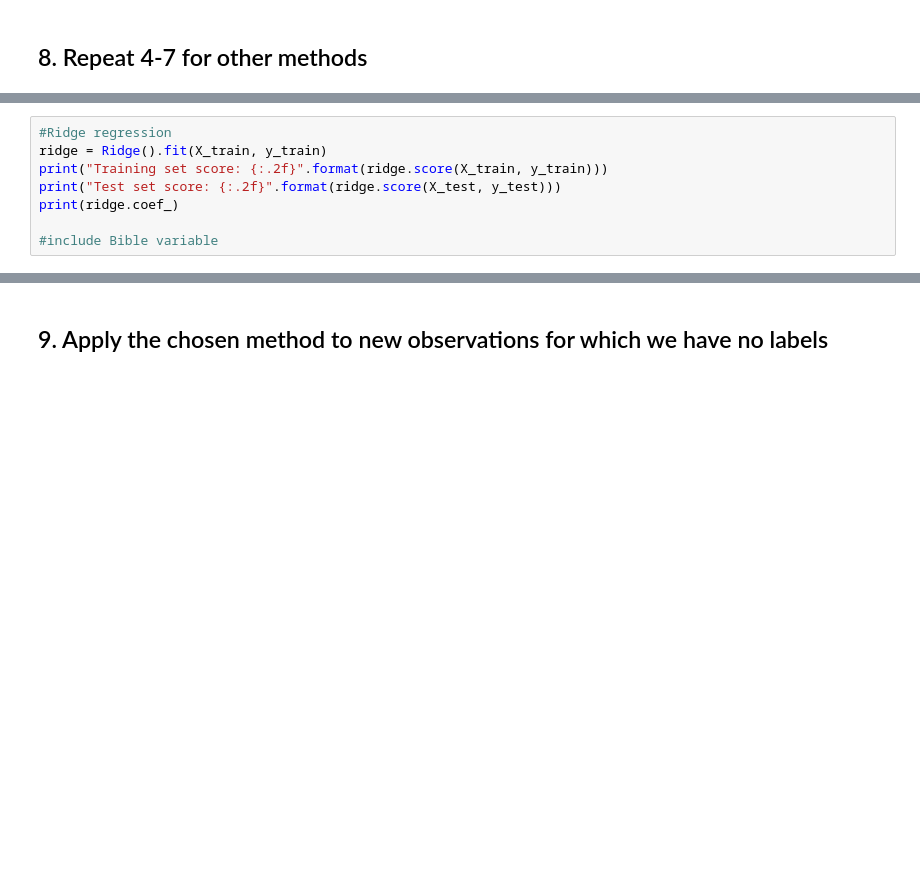
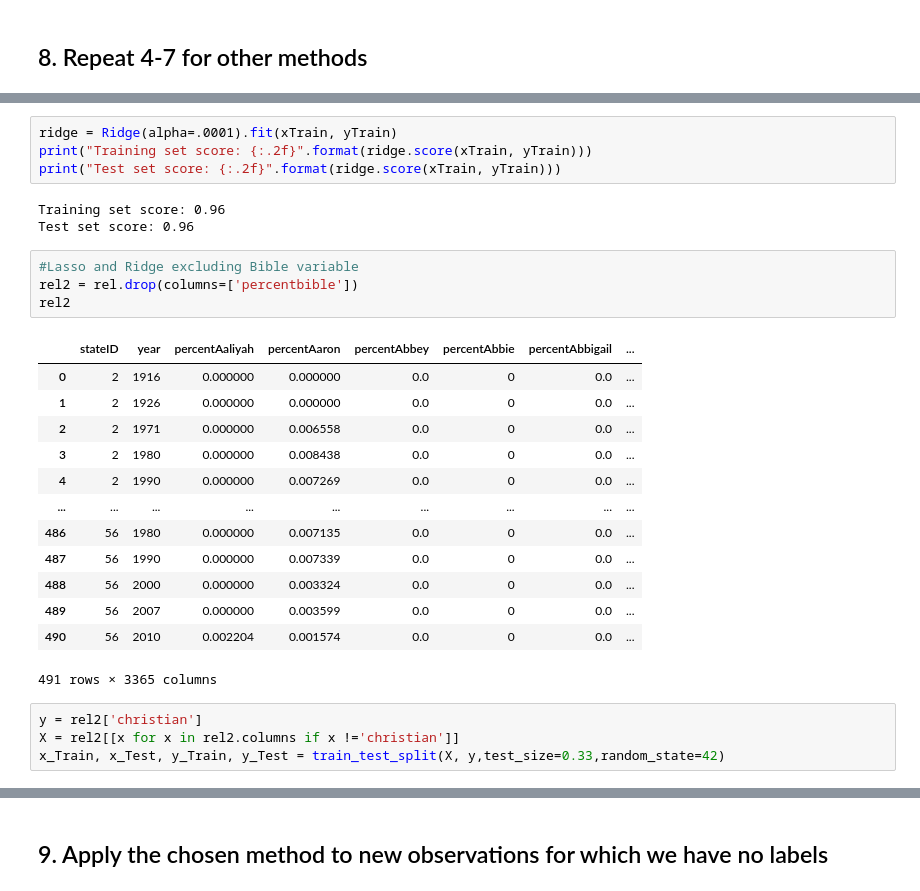
Before and after one commit to chloelj2/484_Project, a Jupyter notebook: 484 Project.ipynb, the cells around one changed output, grey strips where cells are left out. Drawn from its saved outputs; the diff is of its cells as text; blank space fills up the shorter version.

```diff
--- a/484 Project.ipynb
+++ b/484 Project.ipynb
@@ -56,8 +126,29 @@ print("Accuracy on test set: {:.3f}".format(tree.score(xTest, yTest)))
 # %%
-#Ridge regression
-ridge = Ridge().fit(X_train, y_train)
-print("Training set score: {:.2f}".format(ridge.score(X_train, y_train)))
-print("Test set score: {:.2f}".format(ridge.score(X_test, y_test)))
-print(ridge.coef_)
-
-#include Bible variable
+ridge = Ridge(alpha=.0001).fit(xTrain, yTrain)
+print("Training set score: {:.2f}".format(ridge.score(xTrain, yTrain)))
+print("Test set score: {:.2f}".format(ridge.score(xTrain, yTrain)))
+# %% [output]
+Training set score: 0.96
+Test set score: 0.96
+# %%
+#Lasso and Ridge excluding Bible variable
+rel2 = rel.drop(columns=['percentbible'])
+rel2
+# %% [output]
+|  | stateID | year | percentAaliyah | percentAaron | percentAbbey | percentAbbie | percentAbbigail | ... |
+| 0 | 2 | 1916 | 0.000000 | 0.000000 | 0.0 | 0 | 0.0 | ... |
+| 1 | 2 | 1926 | 0.000000 | 0.000000 | 0.0 | 0 | 0.0 | ... |
+| 2 | 2 | 1971 | 0.000000 | 0.006558 | 0.0 | 0 | 0.0 | ... |
+| 3 | 2 | 1980 | 0.000000 | 0.008438 | 0.0 | 0 | 0.0 | ... |
+| 4 | 2 | 1990 | 0.000000 | 0.007269 | 0.0 | 0 | 0.0 | ... |
+| ... | ... | ... | ... | ... | ... | ... | ... | ... |
+| 486 | 56 | 1980 | 0.000000 | 0.007135 | 0.0 | 0 | 0.0 | ... |
+| 487 | 56 | 1990 | 0.000000 | 0.007339 | 0.0 | 0 | 0.0 | ... |
+| 488 | 56 | 2000 | 0.000000 | 0.003324 | 0.0 | 0 | 0.0 | ... |
+| 489 | 56 | 2007 | 0.000000 | 0.003599 | 0.0 | 0 | 0.0 | ... |
+| 490 | 56 | 2010 | 0.002204 | 0.001574 | 0.0 | 0 | 0.0 | ... |
+491 rows × 3365 columns
+# %%
+y = rel2['christian']
+X = rel2[[x for x in rel2.columns if x !='christian']]
+x_Train, x_Test, y_Train, y_Test = train_test_split(X, y,test_size=0.33,random_state=42)
```
Also changed, not shown: parts of 15 cells of this notebook.
